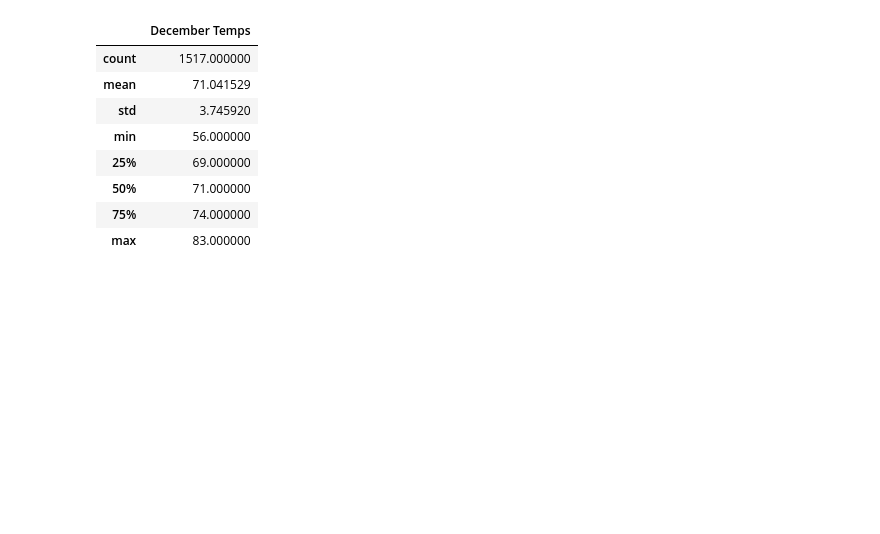
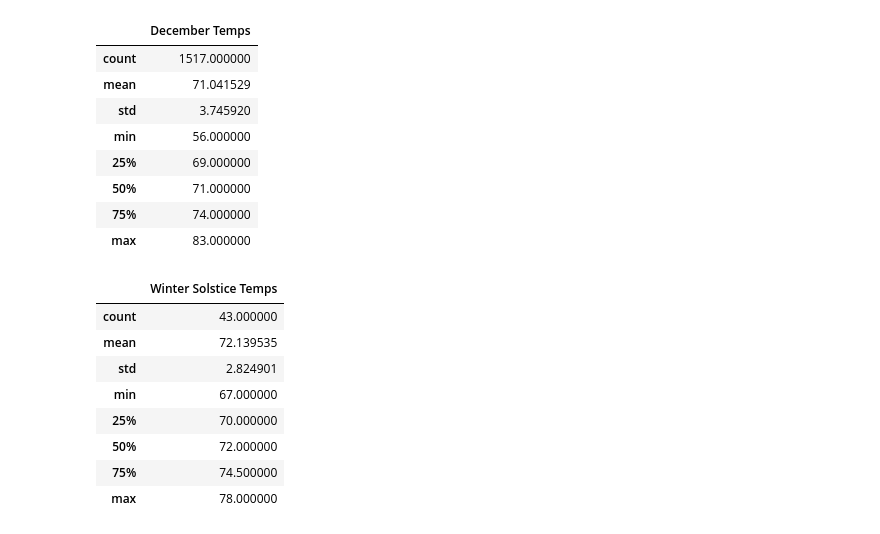
Before and after one commit to a2zvargas/surfs_up, a Jupyter notebook: SurfsUp_Challenge.ipynb, the cells around one changed output. Saved outputs shown, nothing was run; the diff lists cells and outputs as text; code cells hidden in the pictures; blank space fills up the shorter version.

```diff
--- a/SurfsUp_Challenge.ipynb
+++ b/SurfsUp_Challenge.ipynb
@@ -73,3 +193,17 @@ dec_temps_df.describe()
 | 50% | 71.000000 |
 | 75% | 74.000000 |
 | max | 83.000000 |
+# %%
+winter_sol_results = session.query(Measurement.date, Measurement.tobs).filter(extract('month', Measurement.date)==12).filter(extract('day', Measurement.date)==21).all()
+winter_sol_df = pd.DataFrame(winter_sol_results, columns=['Date','Winter Solstice Temps'])
+winter_sol_df.describe()
+# %% [output]
+|  | Winter Solstice Temps |
+| count | 43.000000 |
+| mean | 72.139535 |
+| std | 2.824901 |
+| min | 67.000000 |
+| 25% | 70.000000 |
+| 50% | 72.000000 |
+| 75% | 74.500000 |
+| max | 78.000000 |
```
Also changed, not shown: parts of 7 cells of this notebook.
